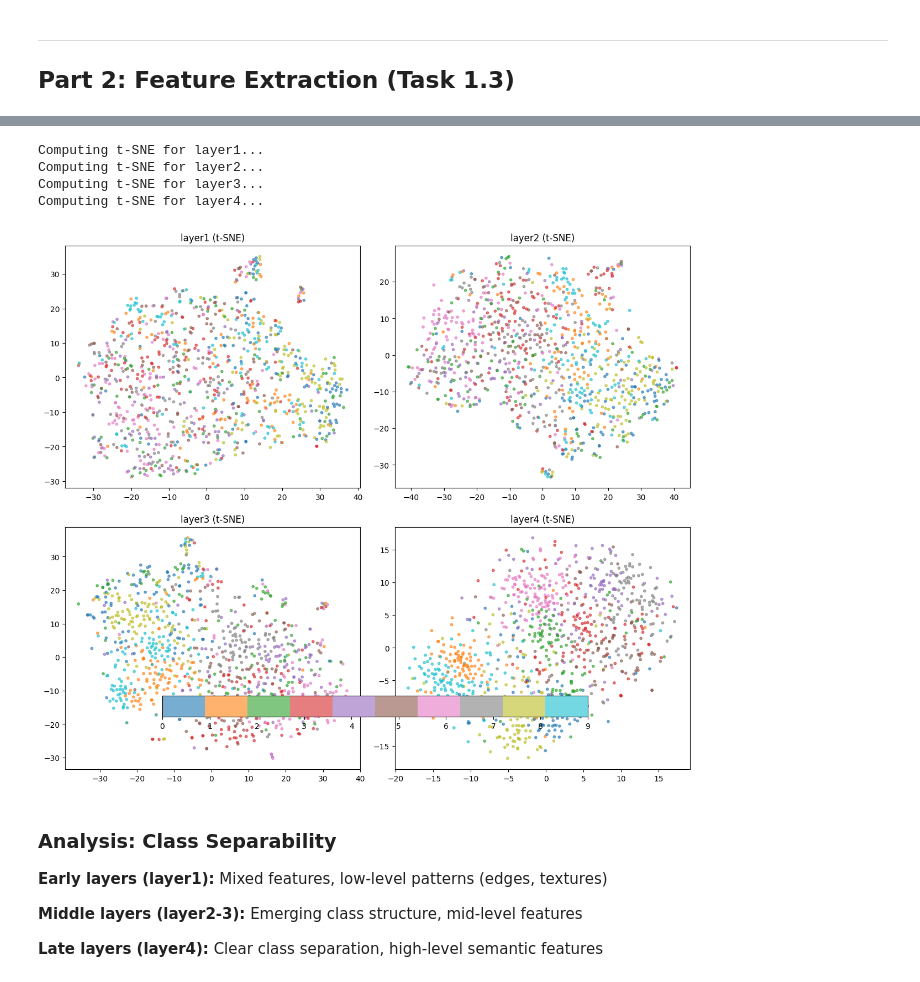
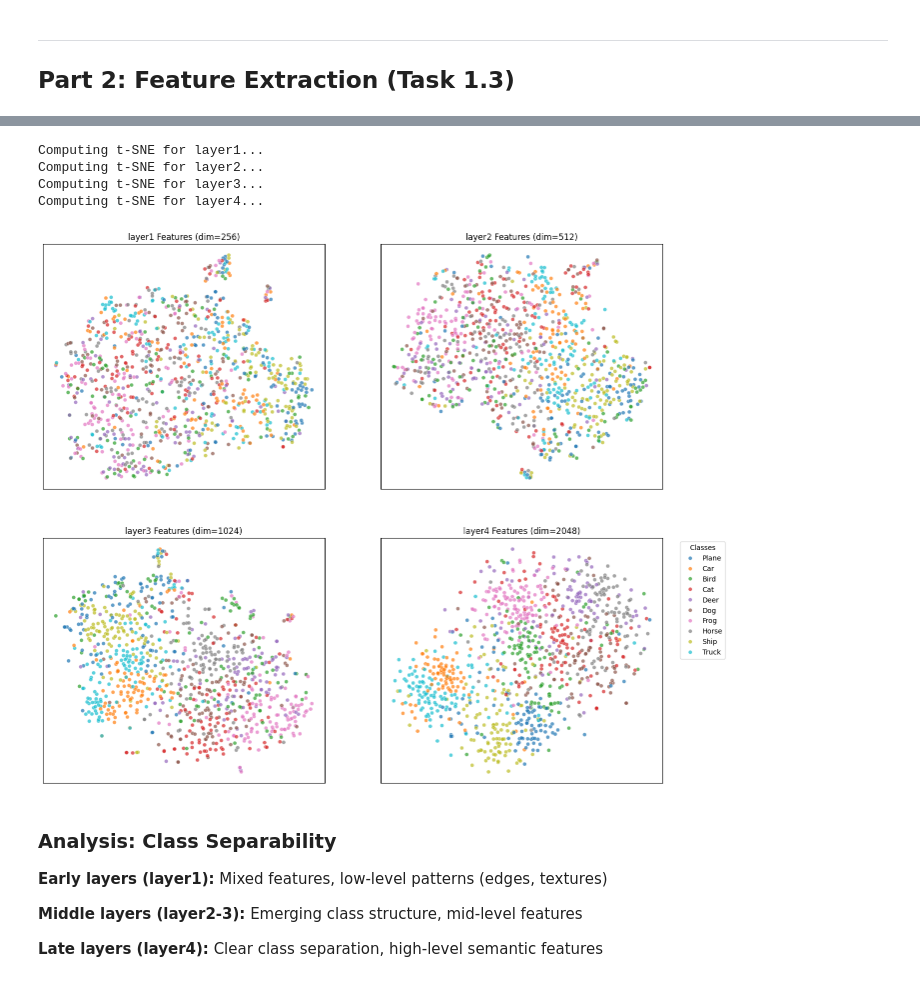
Before and after one commit to hafeez381/AI623---Assignment-0, a Jupyter notebook: task1_resnet/visualization.ipynb, the cells around one changed output, grey strips where cells are left out. Saved outputs shown, nothing was run; the diff lists cells and outputs as text; code cells hidden in the pictures.

```diff
--- a/task1_resnet/visualization.ipynb
+++ b/task1_resnet/visualization.ipynb
@@ -107,15 +75,0 @@ class FeatureExtractor:
-# %%
-# Load trained model
-weights = models.ResNet152_Weights.IMAGENET1K_V2
-model = models.resnet152(weights=weights)
-model.fc = nn.Linear(2048, 10)
-model.load_state_dict(torch.load('checkpoints/resnet_frozen.pth', map_location=DEVICE))
-model = model.to(DEVICE)
-model.eval()
-
-# Data
-preprocess = weights.transforms()
-test_data = datasets.CIFAR10(root='./data', train=False, download=True, transform=preprocess)
-test_loader = DataLoader(test_data, batch_size=64, shuffle=False, num_workers=2)
-
-print("Model loaded.")
@@ -158,23 +160,38 @@ Feature shapes: [('layer1', (1000, 256)), ('layer2', (1000, 512)), ('layer3', (1
 # %%
-# t-SNE visualization
-fig, axes = plt.subplots(2, 2, figsize=(12, 10))
+palette = sns.color_palette("tab10", 10)
+
+fig, axes = plt.subplots(2, 2, figsize=(16, 14))
 axes = axes.flatten()
 
 for idx, name in enumerate(layer_names):
     print(f"Computing t-SNE for {name}...")
-    emb = TSNE(n_components=2, perplexity=30, random_state=42).fit_transform(all_features[name])
-    sc = axes[idx].scatter(emb[:, 0], emb[:, 1], c=all_labels, cmap='tab10', alpha=0.6, s=10)
-    axes[idx].set_title(f'{name} (t-SNE)')
+    tsne = TSNE(n_components=2, perplexity=30, init='pca', learning_rate='auto', random_state=42)
+    emb = tsne.fit_transform(all_features[name])
 
-plt.colorbar(sc, ax=axes, orientation='horizontal', fraction=0.05, pad=0.08)
-plt.tight_layout()
+    sns.scatterplot(
+        x=emb[:, 0], y=emb[:, 1],
+        hue=all_labels,
+        palette=palette,
+        legend='full' if idx == 3 else False,
+        ax=axes[idx],
+        s=30, alpha=0.7
+    )
+
+    axes[idx].set_title(f'{name} Features (dim={all_features[name].shape[1]})')
+    axes[idx].set_xticks([])
+    axes[idx].set_yticks([])
+
+if axes[3].get_legend():
+    handles, _ = axes[3].get_legend_handles_labels()
+    axes[3].legend(handles, classes, title="Classes", bbox_to_anchor=(1.05, 1), loc='upper left')
+
 plt.show()
 # %% [output]
 Computing t-SNE for layer1...
 Computing t-SNE for layer2...
 Computing t-SNE for layer3...
 Computing t-SNE for layer4...
-[figure, old version]
+[figure, new version]
 # %% [markdown]
 ### Analysis: Class Separability
 
```
Also changed, not shown: parts of 14 cells of this notebook.
